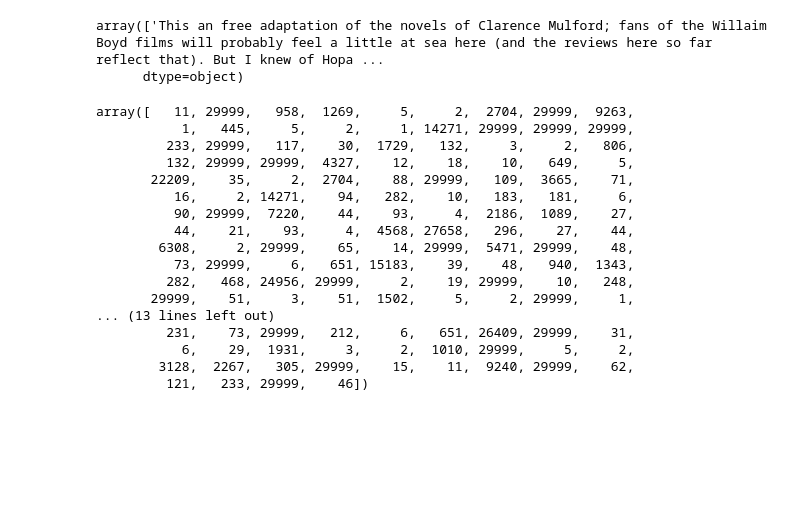
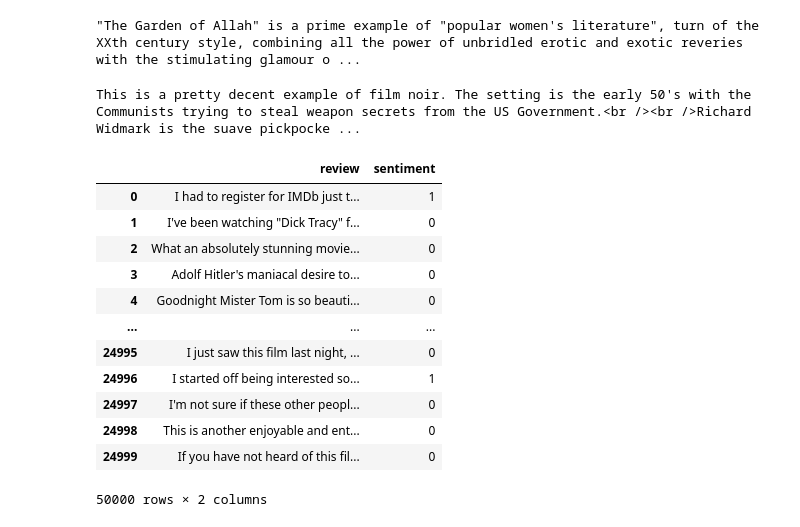
Before and after one commit to Lee-Gunju/AI-paper-code-review-for-personal-project, a Jupyter notebook: End_to_end_Masked_Language_Modeling_with_BERT.ipynb, the cells around one changed output. Cells and saved outputs as stored; diff of their text form; code cells hidden in the pictures; blank space fills up the shorter version.

```diff
--- a/End_to_end_Masked_Language_Modeling_with_BERT.ipynb
+++ b/End_to_end_Masked_Language_Modeling_with_BERT.ipynb
@@ -35,3 +61,18 @@ config = Config()
+# %%
+a = glob.glob("aclImdb/train/pos/*")[0]
+b = glob.glob("aclImdb/train/pos/*")[1]
+# %%
+with open(a) as f:
+  print(f.read(-1))
+# %% [output]
+"The Garden of Allah" is a prime example of "popular women's literature", turn of the XXth century style, combining all the power of unbridled erotic and exotic reveries with the stimulating glamour o ...
+# %%
+with open(b) as f:
+  print(f.read(-1))
+  for line in f:
+    print(line)
+# %% [output]
+This is a pretty decent example of film noir. The setting is the early 50's with the Communists trying to steal weapon secrets from the US Government.<br /><br />Richard Widmark is the suave pickpocke ...
 # %%
 def get_text_list_from_files(files):
   text_list = []
@@ -44,25 +85,40 @@ def get_text_list_from_files(files):
 
 def get_data_from_text_files(folder_name):
 
-  pos_files = glob.glob('aclImdb/' + folder_name + '/pos/*.txt')
+  pos_files = glob.glob("aclImdb/" + folder_name + "/pos/*.txt")
   pos_texts = get_text_list_from_files(pos_files)
-  neg_files = glob.glob('aclImdb/' + folder_name + '/neg/*.txt')
+  neg_files = glob.glob("aclImdb/" + folder_name + "/neg/*.txt")
   neg_texts = get_text_list_from_files(neg_files)
-  df = pd.DataFrame({"review" : pos_texts + neg_texts, 'sentiment': [0] * len(pos_texts) + [1] * len(neg_texts)})
+  df = pd.DataFrame(
+      {
+          "review": pos_texts + neg_texts,
+          "sentiment": [0] * len(pos_texts) + [1] * len(neg_texts)
+      }
+  )
+  df = df.sample(len(df)).reset_index(drop = True)
 
-  df = df.sample(len(df)).reset_index(drop = True)
   return df
 
-
-train_df = get_data_from_text_files('train')
-test_df = get_data_from_text_files('test')
+train_df = get_data_from_text_files("train")
+test_df = get_data_from_text_files("test")
 
 all_data = train_df.append(test_df)
-# %%
-all_data[0:10].head(1)['review'].values
-# %% [output]
-array(['This an free adaptation of the novels of Clarence Mulford; fans of the Willaim Boyd films will probably feel a little at sea here (and the reviews here so far reflect that). But I knew of Hopa ...
-      dtype=object)
+# %%
+all_data
+# %% [output]
+|  | review | sentiment |
+| 0 | I had to register for IMDb just t... | 1 |
+| 1 | I've been watching "Dick Tracy" f... | 0 |
+| 2 | What an absolutely stunning movie... | 0 |
+| 3 | Adolf Hitler's maniacal desire to... | 0 |
+| 4 | Goodnight Mister Tom is so beauti... | 0 |
+| ... | ... | ... |
+| 24995 | I just saw this film last night, ... | 0 |
+| 24996 | I started off being interested so... | 1 |
+| 24997 | I'm not sure if these other peopl... | 0 |
+| 24998 | This is another enjoyable and ent... | 0 |
+| 24999 | If you have not heard of this fil... | 0 |
+50000 rows × 2 columns
 # %%
 def custom_standardization(input_data):
     lowercase = tf.strings.lower(input_data)
@@ -181,23 +237,3 @@ mlm_ds = tf.data.Dataset.from_tensor_slices(
     (x_masked_train, y_masked_labels, sample_weights)
 )
 mlm_ds = mlm_ds.shuffle(1000).batch(config.BATCH_SIZE)
-# %%
-x_masked_train[0]
-# %% [output]
-array([   11, 29999,   958,  1269,     5,     2,  2704, 29999,  9263,
-           1,   445,     5,     2,     1, 14271, 29999, 29999, 29999,
-         233, 29999,   117,    30,  1729,   132,     3,     2,   806,
-         132, 29999, 29999,  4327,    12,    18,    10,   649,     5,
-       22209,    35,     2,  2704,    88, 29999,   109,  3665,    71,
-          16,     2, 14271,    94,   282,    10,   183,   181,     6,
-          90, 29999,  7220,    44,    93,     4,  2186,  1089,    27,
-          44,    21,    93,     4,  4568, 27658,   296,    27,    44,
-        6308,     2, 29999,    65,    14, 29999,  5471, 29999,    48,
-          73, 29999,     6,   651, 15183,    39,    48,   940,  1343,
-         282,   468, 24956, 29999,     2,    19, 29999,    10,   248,
-       29999,    51,     3,    51,  1502,     5,     2, 29999,     1,
-... (13 lines left out)
-         231,    73, 29999,   212,     6,   651, 26409, 29999,    31,
-           6,    29,  1931,     3,     2,  1010, 29999,     5,     2,
-        3128,  2267,   305, 29999,    15,    11,  9240, 29999,    62,
-         121,   233, 29999,    46])
```
Also changed, not shown: parts of 15 cells of this notebook.
